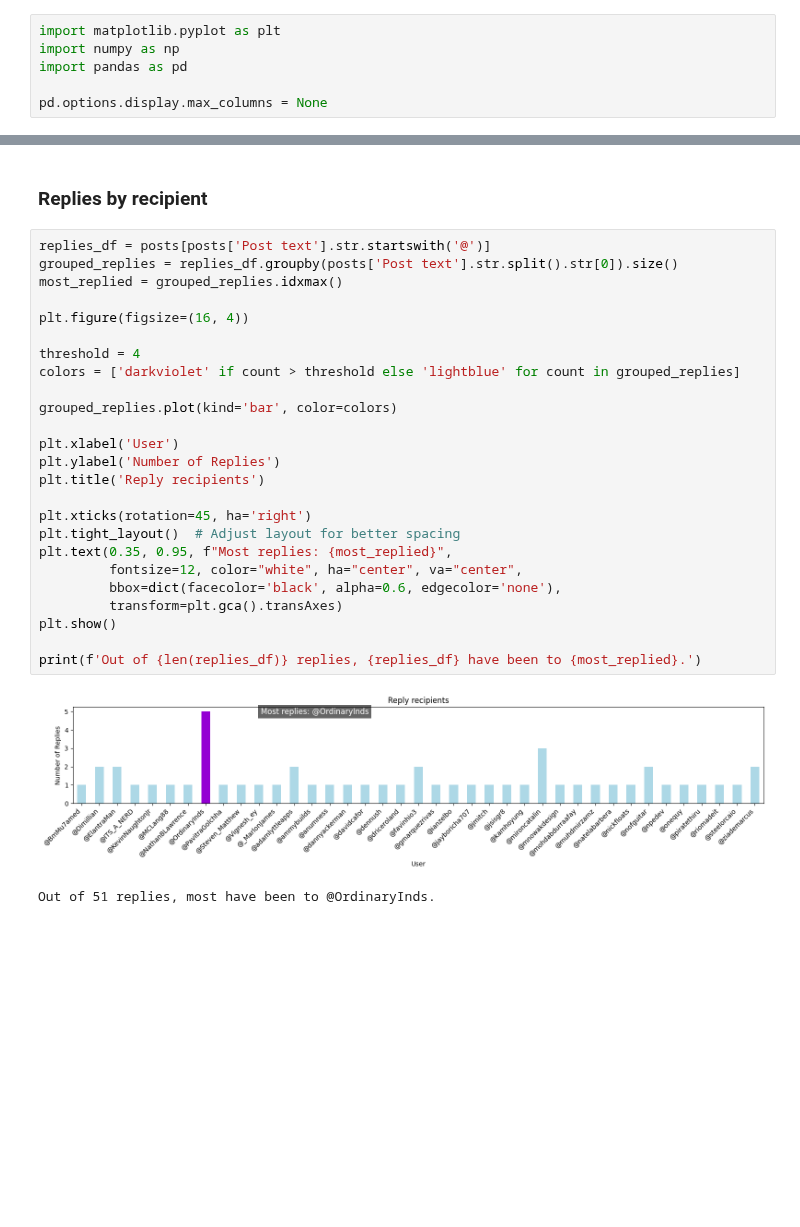
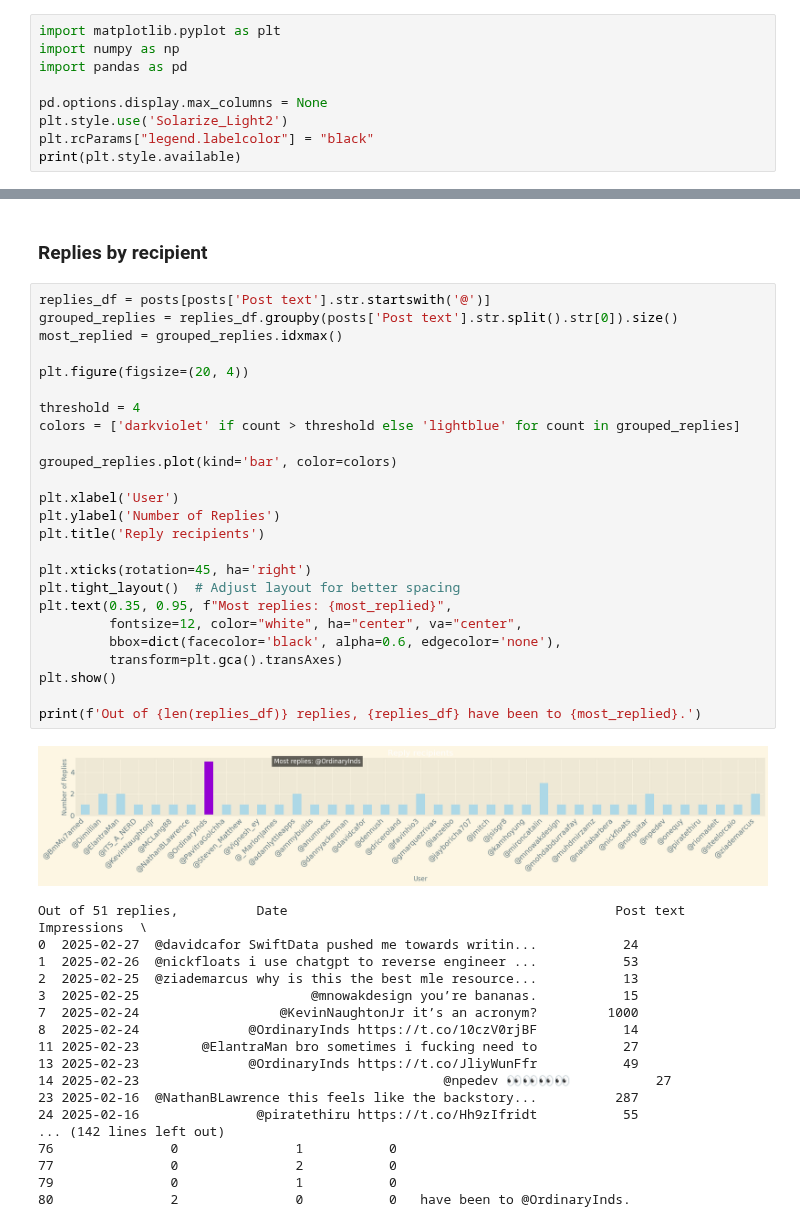
Before and after one commit to bodhichristian/python-basics, a Jupyter notebook: x_data/x_data.ipynb, the cells around one changed output, grey strips where cells are left out. Cells and saved outputs as stored; diff of their text form; blank space fills up the shorter version.

```diff
--- a/x_data/x_data.ipynb
+++ b/x_data/x_data.ipynb
@@ -17,3 +17,6 @@ import numpy as np
 import pandas as pd
 
 pd.options.display.max_columns = None
+plt.style.use('Solarize_Light2')
+plt.rcParams["legend.labelcolor"] = "black"
+print(plt.style.available)
@@ -353,28 +334,44 @@ print(f'Replies account for {reply_rate}% of all posts')
 # %%
 replies_df = posts[posts['Post text'].str.startswith('@')]
 grouped_replies = replies_df.groupby(posts['Post text'].str.split().str[0]).size()
 most_replied = grouped_replies.idxmax()
 
-plt.figure(figsize=(16, 4))
+plt.figure(figsize=(20, 4))
 
 threshold = 4
 colors = ['darkviolet' if count > threshold else 'lightblue' for count in grouped_replies]
 
 grouped_replies.plot(kind='bar', color=colors)
 
 plt.xlabel('User')
 plt.ylabel('Number of Replies')
 plt.title('Reply recipients')
 
 plt.xticks(rotation=45, ha='right')
 plt.tight_layout()  # Adjust layout for better spacing
 plt.text(0.35, 0.95, f"Most replies: {most_replied}",
          fontsize=12, color="white", ha="center", va="center",
          bbox=dict(facecolor='black', alpha=0.6, edgecolor='none'),
          transform=plt.gca().transAxes)
 plt.show()
 
 print(f'Out of {len(replies_df)} replies, {replies_df} have been to {most_replied}.')
 # %% [output]
-[figure, old version]
+[figure, new version]
-Out of 51 replies, most have been to @OrdinaryInds.
+Out of 51 replies,          Date                                          Post text  Impressions  \
+0  2025-02-27  @davidcafor SwiftData pushed me towards writin...           24
+1  2025-02-26  @nickfloats i use chatgpt to reverse engineer ...           53
+2  2025-02-25  @ziademarcus why is this the best mle resource...           13
+3  2025-02-25                      @mnowakdesign you’re bananas.           15
+7  2025-02-24                  @KevinNaughtonJr it’s an acronym?         1000
+8  2025-02-24              @OrdinaryInds https://t.co/10czV0rjBF           14
+11 2025-02-23        @ElantraMan bro sometimes i fucking need to           27
+13 2025-02-23              @OrdinaryInds https://t.co/JliyWunFfr           49
+14 2025-02-23                                       @npedev 👀👀👀👀           27
+23 2025-02-16  @NathanBLawrence this feels like the backstory...          287
+24 2025-02-16               @piratethiru https://t.co/Hh9zIfridt           55
+... (142 lines left out)
+76               0               1           0
+77               0               2           0
+79               0               1           0
+80               2               0           0   have been to @OrdinaryInds.
```
Also changed, not shown: parts of 28 cells of this notebook.
